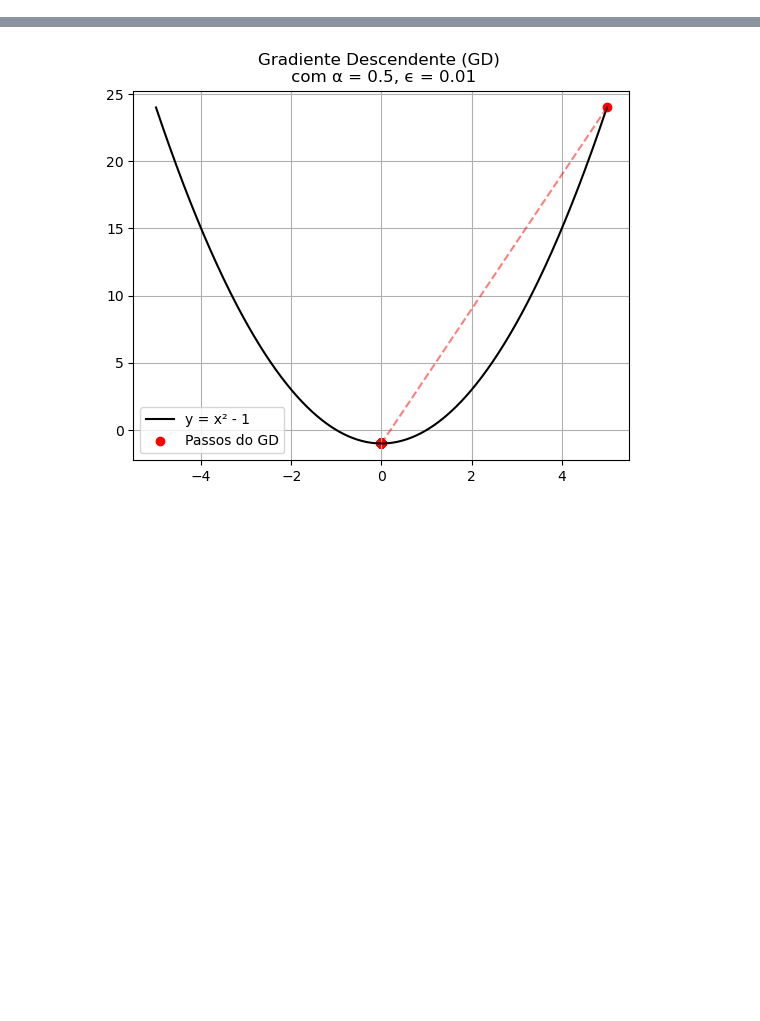
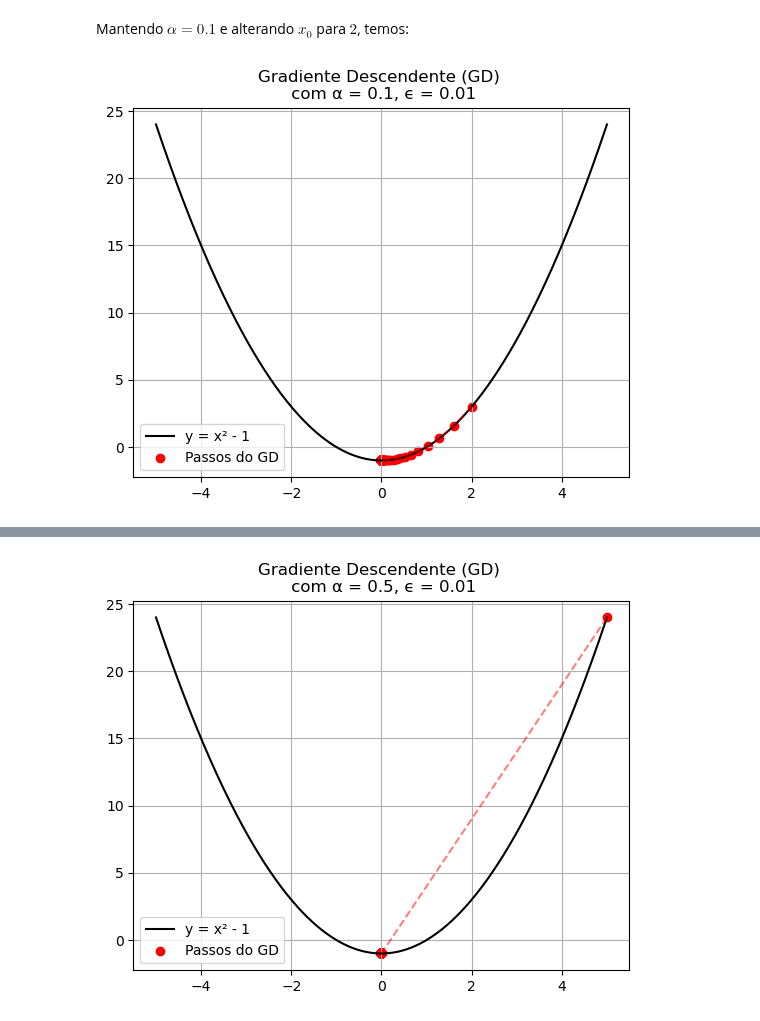
Before and after one commit to brunamendesfis/Computational_Physics, a Jupyter notebook: Redes_Neurais/Atividades/Exercício_01.ipynb, the cells around one changed output, grey strips where cells are left out. Cells and saved outputs as stored; diff of their text form; code cells hidden in the pictures; blank space fills up the shorter version.

```diff
--- a/Redes_Neurais/Atividades/Exercício_01.ipynb
+++ b/Redes_Neurais/Atividades/Exercício_01.ipynb
@@ -55 +59,20 @@ plt.show()
+# %% [markdown]
+Mantendo $\alpha = 0.1$ e alterando $x_{0}$ para $2$, temos:
+# %%
+x_0 = 2
+alpha = 0.1
+
+xs, ys = grad_desc(x_0, alpha, itera, epsilon)
+
+x = np.linspace(-5, 5, 400)
+
+plt.plot(x, funcao(x), label='y = x² - 1', color='black')
+plt.scatter(xs, ys, color='red', label='Passos do GD')
+plt.plot(xs, ys, 'r--', alpha=0.5)
+plt.title(f"Gradiente Descendente (GD) \n com α = {alpha}, ϵ = {epsilon}")
+plt.legend()
+plt.grid(True)
+plt.show()
+# %% [output]
+[figure, added]
 # %%
```
Also changed, not shown: parts of 6 cells of this notebook, 2 other files.
